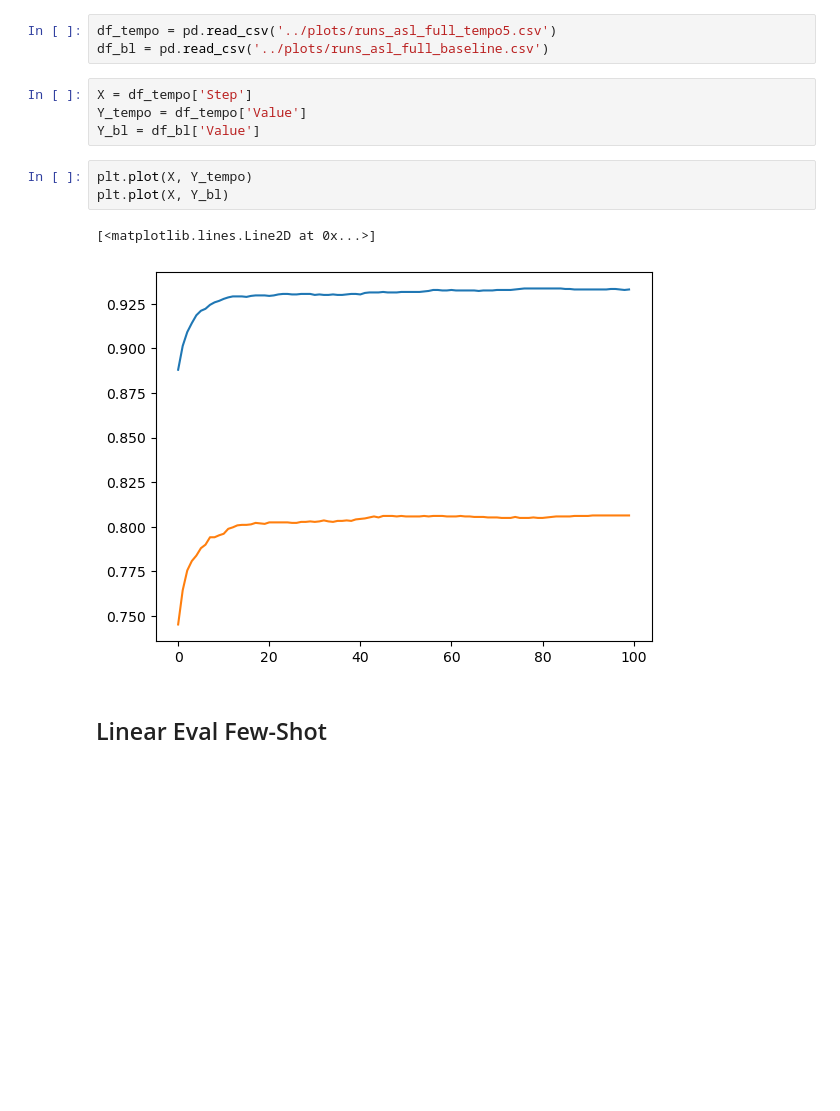
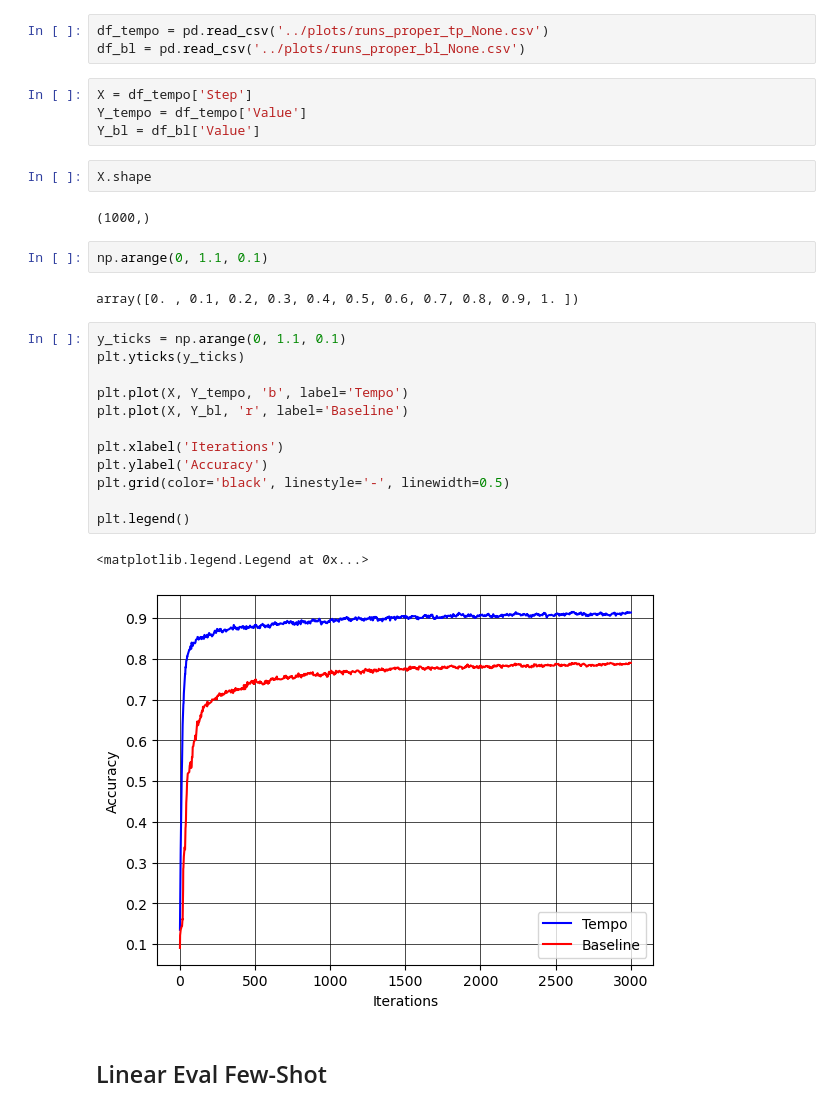
Before and after one commit to myasincifci/tempo, a Jupyter notebook: notebooks/plot_curves.ipynb, the cells around one changed output. Cells and saved outputs as stored; diff of their text form; blank space fills up the shorter version.

```diff
--- a/notebooks/plot_curves.ipynb
+++ b/notebooks/plot_curves.ipynb
@@ -26,18 +26,35 @@ import pandas as pd
 # %% [markdown]
 ## Linear Eval Full Data
 # %%
-df_tempo = pd.read_csv('../plots/runs_asl_full_tempo5.csv')
-df_bl = pd.read_csv('../plots/runs_asl_full_baseline.csv')
+df_tempo = pd.read_csv('../plots/runs_proper_tp_None.csv')
+df_bl = pd.read_csv('../plots/runs_proper_bl_None.csv')
 # %%
 X = df_tempo['Step']
 Y_tempo = df_tempo['Value']
 Y_bl = df_bl['Value']
-# %%
-plt.plot(X, Y_tempo)
-plt.plot(X, Y_bl)
-# %% [output]
-[<matplotlib.lines.Line2D at 0x...>]
-[figure, removed]
+# %%
+X.shape
+# %% [output]
+(1000,)
+# %%
+np.arange(0, 1.1, 0.1)
+# %% [output]
+array([0. , 0.1, 0.2, 0.3, 0.4, 0.5, 0.6, 0.7, 0.8, 0.9, 1. ])
+# %%
+y_ticks = np.arange(0, 1.1, 0.1)
+plt.yticks(y_ticks)
+
+plt.plot(X, Y_tempo, 'b', label='Tempo')
+plt.plot(X, Y_bl, 'r', label='Baseline')
+
+plt.xlabel('Iterations')
+plt.ylabel('Accuracy')
+plt.grid(color='black', linestyle='-', linewidth=0.5)
+
+plt.legend()
+# %% [output]
+<matplotlib.legend.Legend at 0x...>
+[figure, added]
 # %% [markdown]
 ## Linear Eval Few-Shot
 # %%
```
Also changed, not shown: parts of 1 cell of this notebook, 45 other files.
